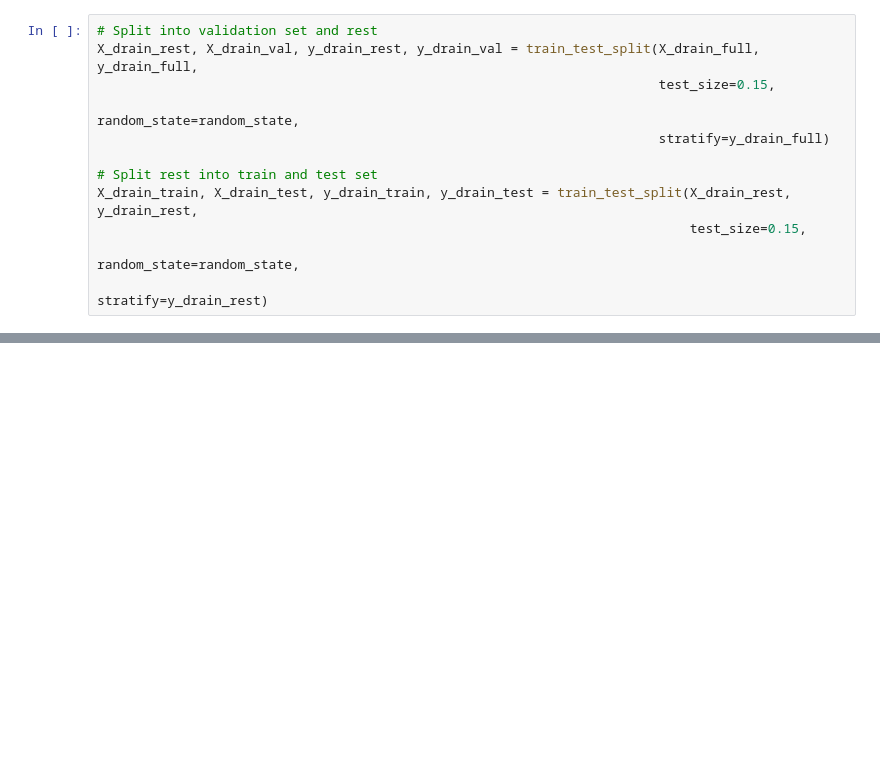
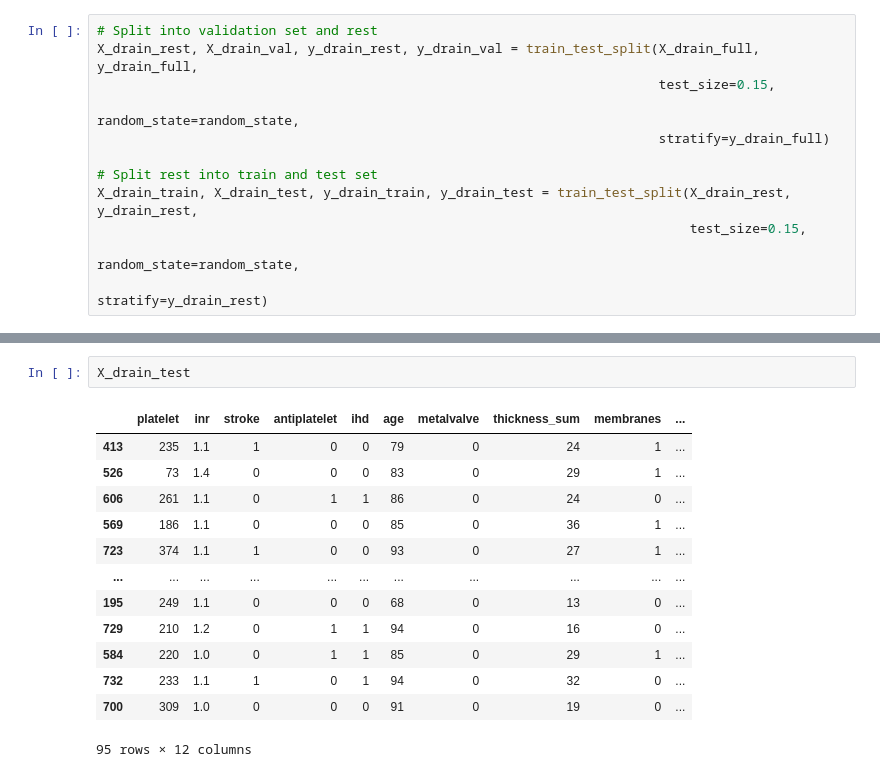
Before and after one commit to c-abbott/surviving-the-icu, a Jupyter notebook: src/notebooks/cate_meta_model_selection.ipynb, the cells around one changed output, grey strips where cells are left out. Saved outputs shown, nothing was run; the diff lists cells and outputs as text; blank space fills up the shorter version.

```diff
--- a/src/notebooks/cate_meta_model_selection.ipynb
+++ b/src/notebooks/cate_meta_model_selection.ipynb
@@ -308,0 +664,16 @@ Log-loss: 5.090042777818656
+# %%
+X_drain_test
+# %% [output]
+|  | platelet | inr | stroke | antiplatelet | ihd | age | metalvalve | thickness_sum | membranes | ... |
+| 413 | 235 | 1.1 | 1 | 0 | 0 | 79 | 0 | 24 | 1 | ... |
+| 526 | 73 | 1.4 | 0 | 0 | 0 | 83 | 0 | 29 | 1 | ... |
+| 606 | 261 | 1.1 | 0 | 1 | 1 | 86 | 0 | 24 | 0 | ... |
+| 569 | 186 | 1.1 | 0 | 0 | 0 | 85 | 0 | 36 | 1 | ... |
+| 723 | 374 | 1.1 | 1 | 0 | 0 | 93 | 0 | 27 | 1 | ... |
+| ... | ... | ... | ... | ... | ... | ... | ... | ... | ... | ... |
+| 195 | 249 | 1.1 | 0 | 0 | 0 | 68 | 0 | 13 | 0 | ... |
+| 729 | 210 | 1.2 | 0 | 1 | 1 | 94 | 0 | 16 | 0 | ... |
+| 584 | 220 | 1.0 | 0 | 1 | 1 | 85 | 0 | 29 | 1 | ... |
+| 732 | 233 | 1.1 | 1 | 0 | 1 | 94 | 0 | 32 | 0 | ... |
+| 700 | 309 | 1.0 | 0 | 0 | 0 | 91 | 0 | 19 | 0 | ... |
+95 rows × 12 columns
```
Also changed, not shown: parts of 22 cells of this notebook.
